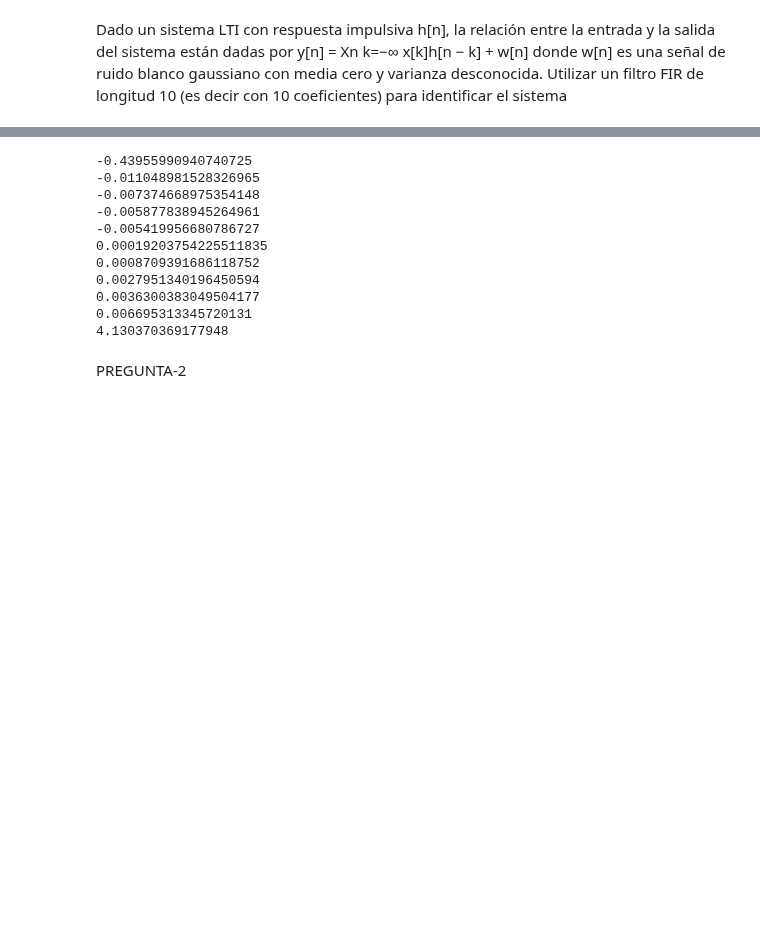
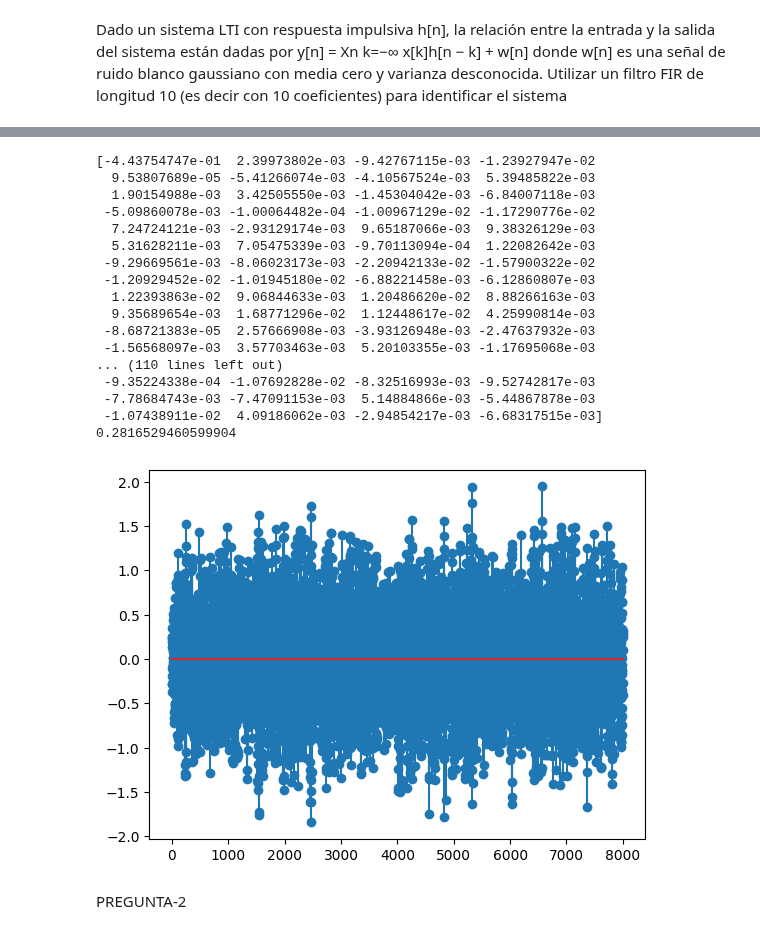
Before and after one commit to ExampleToFollow/PracticasPDS, a Jupyter notebook: Personal/TA.ipynb, the cells around one changed output, grey strips where cells are left out. Drawn from its saved outputs; the diff is of its cells as text; code cells hidden in the pictures; blank space fills up the shorter version.

```diff
--- a/Personal/TA.ipynb
+++ b/Personal/TA.ipynb
@@ -71,48 +76,56 @@ plt.show()
 # %%
 from scipy import signal
 #Dada la forma en la que se expresan las funciones asumimos q x[n] = d[n] +  w[n] , donde d[n] es la señal deseada y es la salida del sistema q deseamos encontrar
 # Entonces diseñamos el filtro wienner como w_opt  =  Rx ^-1  *  r_dx
 # Señales de entrada (observada) y salida (deseada)
-x = np.array(input_lti, dtype=float)  # Señal observada (entrada)
+signal_x = np.array(input_lti, dtype=float)  # Señal observada (entrada)
+gn = np.random.randn(len(signal_x))
 signal_d = np.array(output_lti, dtype=float)  # Señal deseada (salida)
-N = len(x) #Longitud de las muestras
 # Longitud del filtro Wiener
-M = 10  # Puedes cambiar la longitud según el problema
-# Generamos la matriz de autocorrelaciones
-R_x = np.zeros((M, M))
-for i in range(M):
-    for j in range(M):
-# Hallamos las autocorrelaciones, usamos la función np.mean para hallar
-# la esperanza. Entonces podemos calcular la autocorrelación como la formula
-        R_x[i, j] = np.mean(x[np.abs(i - j):N] * x[:N - np.abs(i - j)])
-# Obtenemos el vector de correlación cruzada r_x_v2
-r_dx = np.zeros(M)
-for k in range(M):
-# Hallamos la correlación cruzada
-    r_dx[k] = np.mean(x[k:N - 1] * signal_d[0:N - (k + 1)])
-# Cálculo de los coeficientes del filtro Wiener
-W = np.dot(np.linalg.inv(R_x), r_dx)
-for i in sorted(W):
-    print(i)
+def calcular_coeficientes_filtro_wiener(input , num_coe ,  salida):
+    N = len(input)
+    R_input = np.zeros((num_coe, num_coe)) #Declaramos la matriz de autocorrelación
+    for i in range(num_coe):
+        for j in range(num_coe):
+    # Hallamos las autocorrelaciones, usamos la función np.mean para hallar
+    # la esperanza. Entonces podemos calcular la autocorrelación como la formula
+            R_input[i, j] = np.mean(input[np.abs(i - j):N] * input[:N - np.abs(i - j)])
+    # Obtenemos el vector de correlación cruzada r_x_v2
+    r_xy = np.zeros(num_coe)
+    for k in range(num_coe):
+    # Hallamos la correlación cruzada
+        r_xy[k] = np.mean(input[k:N - 1] * salida[0:N - (k + 1)])
+    # Cálculo de los coeficientes del filtro Wiener
+    return  np.dot(np.linalg.inv(R_input), r_xy)
 
-v1_estimado = signal.lfilter(W,[1],x)
-error = x - v1_estimado
+coeficientes_wiener = calcular_coeficientes_filtro_wiener(signal_x ,10 , signal_d )
+print(coeficientes_wiener)
+salida_estimada =  signal.lfilter(coeficientes_wiener, [1] , signal_d)
+plt.stem(salida_estimada)
+error = signal_d - salida_estimada
 d_estimado = error
 # Calculamos el error cuadrático medio
-error_cuadratico = np.mean((signal_d[M:]-d_estimado[M:])**2)
+error_cuadratico = np.mean((signal_d[10:]-d_estimado[10:])**2)
 print(error_cuadratico)
 # %% [output]
--0.43955990940740725
--0.011048981528326965
--0.007374668975354148
--0.005877838945264961
--0.005419956680786727
-0.00019203754225511835
-0.0008709391686118752
-0.0027951340196450594
-0.0036300383049504177
-0.006695313345720131
-4.130370369177948
+[-4.43754747e-01  2.39973802e-03 -9.42767115e-03 -1.23927947e-02
+  9.53807689e-05 -5.41266074e-03 -4.10567524e-03  5.39485822e-03
+  1.90154988e-03  3.42505550e-03 -1.45304042e-03 -6.84007118e-03
+ -5.09860078e-03 -1.00064482e-04 -1.00967129e-02 -1.17290776e-02
+  7.24724121e-03 -2.93129174e-03  9.65187066e-03  9.38326129e-03
+  5.31628211e-03  7.05475339e-03 -9.70113094e-04  1.22082642e-03
+ -9.29669561e-03 -8.06023173e-03 -2.20942133e-02 -1.57900322e-02
+ -1.20929452e-02 -1.01945180e-02 -6.88221458e-03 -6.12860807e-03
+  1.22393863e-02  9.06844633e-03  1.20486620e-02  8.88266163e-03
+  9.35689654e-03  1.68771296e-02  1.12448617e-02  4.25990814e-03
+ -8.68721383e-05  2.57666908e-03 -3.93126948e-03 -2.47637932e-03
+ -1.56568097e-03  3.57703463e-03  5.20103355e-03 -1.17695068e-03
+... (110 lines left out)
+ -9.35224338e-04 -1.07692828e-02 -8.32516993e-03 -9.52742817e-03
+ -7.78684743e-03 -7.47091153e-03  5.14884866e-03 -5.44867878e-03
+ -1.07438911e-02  4.09186062e-03 -2.94854217e-03 -6.68317515e-03]
+0.2816529460599904
+[figure, added]
 # %% [markdown]
 PREGUNTA-2
 # %% [markdown]
```
Also changed, not shown: parts of 1 cell of this notebook, 6 other files.
